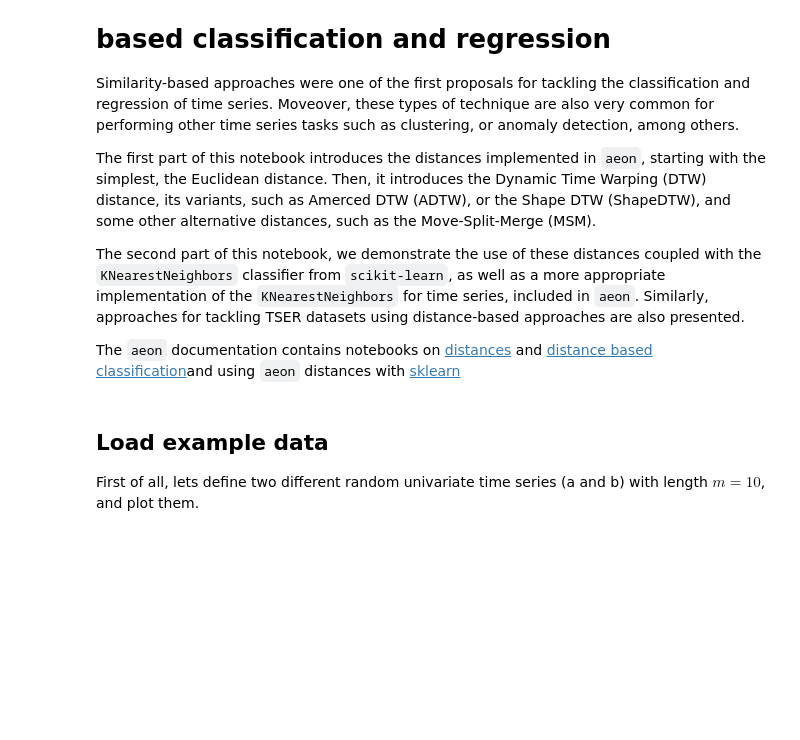
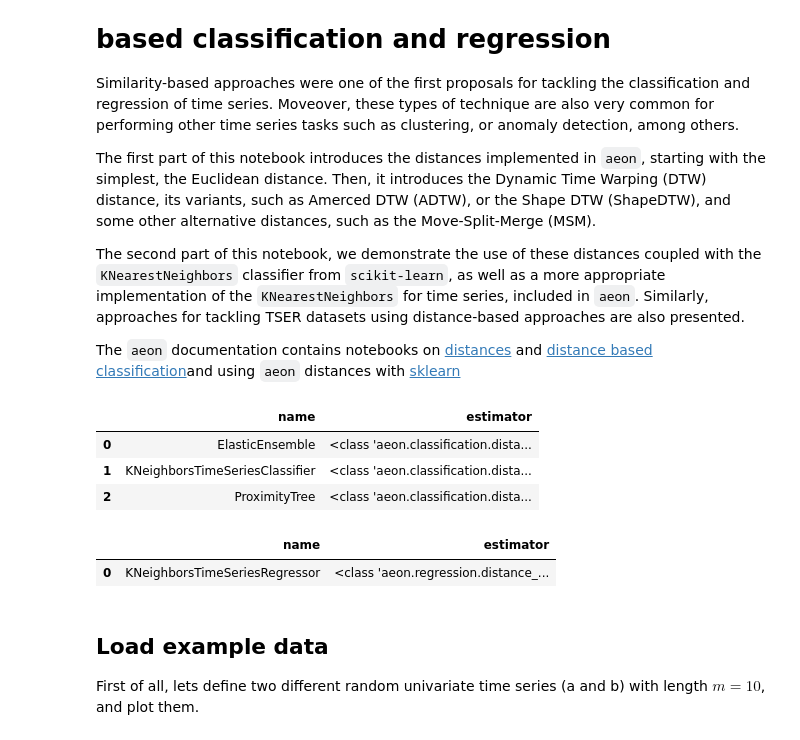
Before and after one commit to aeon-toolkit/aeon-tutorials, a Jupyter notebook: KDD-2024/Notebooks/part2_distance_based.ipynb, the cells around one changed output. Cells and saved outputs as stored; diff of their text form; code cells hidden in the pictures; blank space fills up the shorter version.

Commit message:
distances notebook

```diff
--- a/KDD-2024/Notebooks/part2_distance_based.ipynb
+++ b/KDD-2024/Notebooks/part2_distance_based.ipynb
@@ -24,10 +24,26 @@ classification](https://www.aeon-toolkit.org/en/stable/examples/classification/d
 # %%
 # There are some deprecation warnings present in the notebook, we will ignore them.
 # Remove this cell if you are interested in finding out what is changing soon, for
 # aeon there will be big changes in out v1.0.0 release!
 import warnings
 
 warnings.filterwarnings("ignore")
+from aeon.registry import all_estimators
+all_estimators(
+    "classifier", filter_tags={"algorithm_type": "distance"}, as_dataframe=True
+)
+# %% [output]
+|  | name | estimator |
+| 0 | ElasticEnsemble | <class 'aeon.classification.dista... |
+| 1 | KNeighborsTimeSeriesClassifier | <class 'aeon.classification.dista... |
+| 2 | ProximityTree | <class 'aeon.classification.dista... |
+# %%
+all_estimators(
+    "regressor", filter_tags={"algorithm_type": "distance"}, as_dataframe=True
+)
+# %% [output]
+|  | name | estimator |
+| 0 | KNeighborsTimeSeriesRegressor | <class 'aeon.regression.distance_... |
 # %% [markdown]
 ## Load example data
 First of all, lets define two different random univariate time series (a and b) with
```
